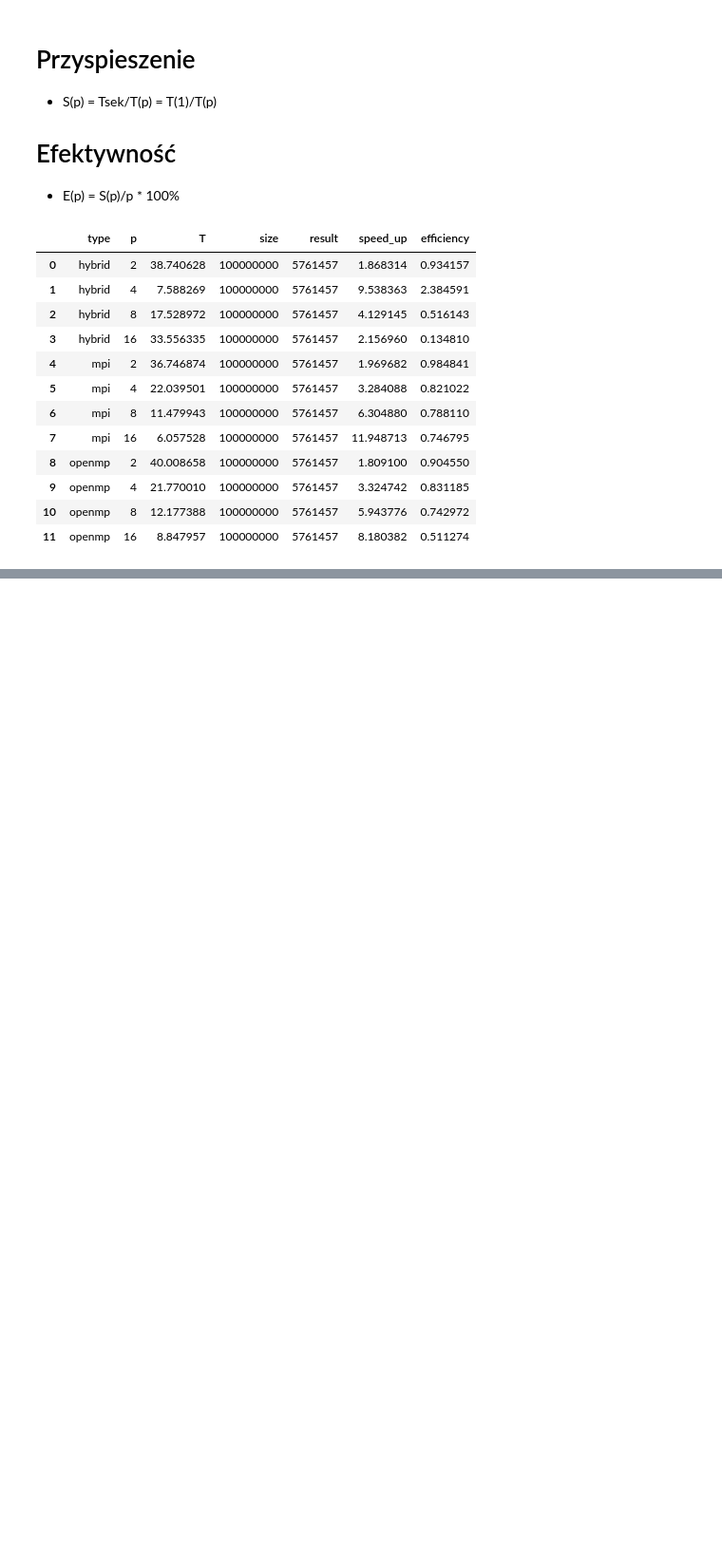
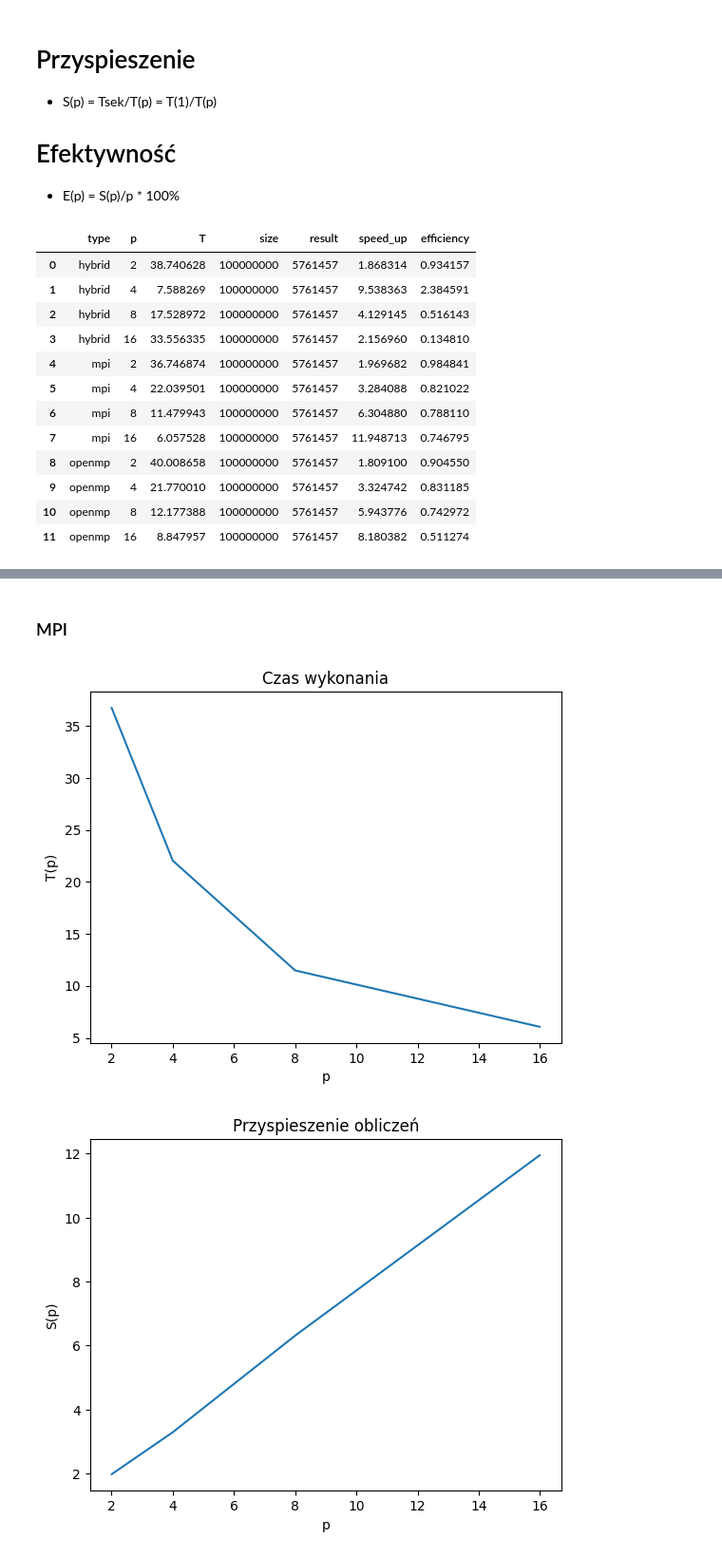
Before and after one commit to Anna21Tori/Parallel-Sieve-of-Eratosthenes, a Jupyter notebook: notebook.ipynb, the cells around one changed output, grey strips where cells are left out. Shown at 95% size. Cells and saved outputs as stored; diff of their text form; code cells hidden in the pictures; blank space fills up the shorter version.

```diff
--- a/notebook.ipynb
+++ b/notebook.ipynb
@@ -80,0 +111,7 @@ df
+# %% [markdown]
+### MPI
+# %%
+show_plots("mpi")
+# %% [output]
+[figure, added]
+[figure, added]
```
Also changed, not shown: parts of 9 cells of this notebook.
